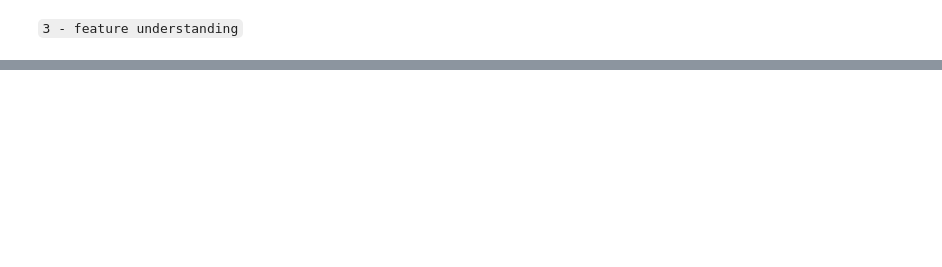
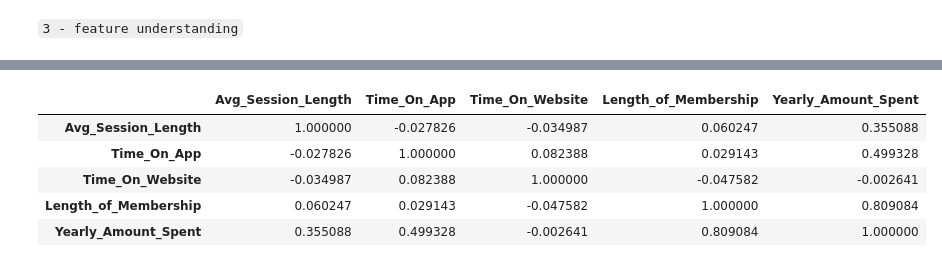
Before and after one commit to marvinraj/e-commerce-data-analysis-linear-regression, a Jupyter notebook: e-commerce-data-analysis.ipynb, the cells around one changed output, grey strips where cells are left out. Saved outputs shown, nothing was run; the diff lists cells and outputs as text; code cells hidden in the pictures; blank space fills up the shorter version.

```diff
--- a/e-commerce-data-analysis.ipynb
+++ b/e-commerce-data-analysis.ipynb
@@ -207,0 +274,11 @@ df
+# %%
+# find correlation matrix
+corr = data.corr()
+corr
+# %% [output]
+|  | Avg_Session_Length | Time_On_App | Time_On_Website | Length_of_Membership | Yearly_Amount_Spent |
+| Avg_Session_Length | 1.000000 | -0.027826 | -0.034987 | 0.060247 | 0.355088 |
+| Time_On_App | -0.027826 | 1.000000 | 0.082388 | 0.029143 | 0.499328 |
+| Time_On_Website | -0.034987 | 0.082388 | 1.000000 | -0.047582 | -0.002641 |
+| Length_of_Membership | 0.060247 | 0.029143 | -0.047582 | 1.000000 | 0.809084 |
+| Yearly_Amount_Spent | 0.355088 | 0.499328 | -0.002641 | 0.809084 | 1.000000 |
```
Also changed, not shown: parts of 20 cells of this notebook.
